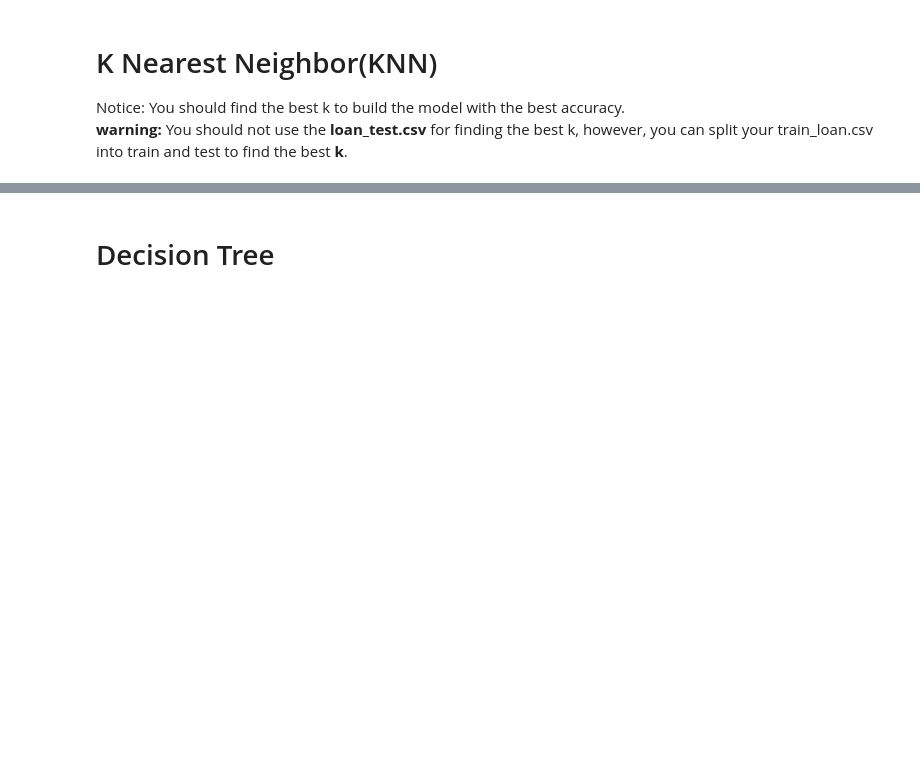
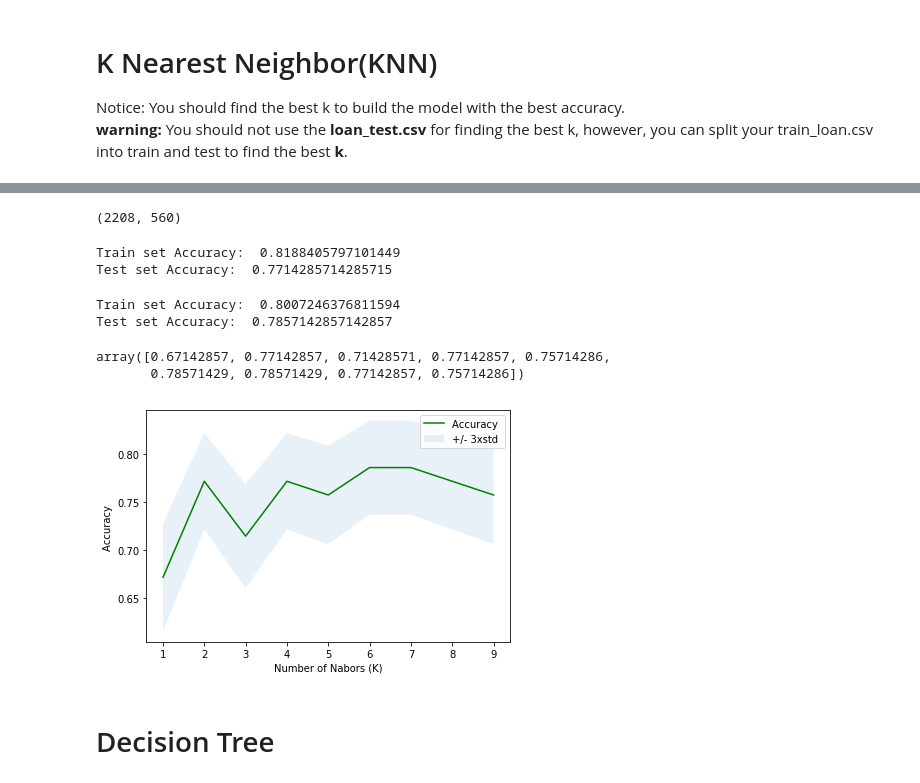
Before and after one commit to muruganandanp/coursera-capstone-project, a Jupyter notebook: pyMLproject.ipynb, the cells around one changed output, grey strips where cells are left out. Drawn from its saved outputs; the diff is of its cells as text; code cells hidden in the pictures; blank space fills up the shorter version.

```diff
--- a/pyMLproject.ipynb
+++ b/pyMLproject.ipynb
@@ -302,0 +324,2 @@ Notice: You should find the best k to build the model with the best accuracy.
+# %%
+y = df['loan_status'].values
@@ -303,2 +338,76 @@ Notice: You should find the best k to build the model with the best accuracy.
+# %%
+#Normalizing X_train,y_train,X_test,y_test
+X_train= preprocessing.StandardScaler().fit(X_train).transform(X_train)
+X_test= preprocessing.StandardScaler().fit(X_test).transform(X_test)
+X_train.size,X_test.size
+# %% [output]
+(2208, 560)
+# %%
+#Training
+from sklearn.neighbors import KNeighborsClassifier
+
+k = 2
+
+#Train Model and Predict
+neigh = KNeighborsClassifier(n_neighbors = k).fit(X_train,y_train)
+neigh
+
+#Predicting
+yhat = neigh.predict(X_test)
+yhat[0:5]
+
+#Accuracy Evaluation
+
+from sklearn import metrics
+print("Train set Accuracy: ", metrics.accuracy_score(y_train, neigh.predict(X_train)))
+print("Test set Accuracy: ", metrics.accuracy_score(y_test, yhat))
+# %% [output]
+Train set Accuracy:  0.8188405797101449
+Test set Accuracy:  0.7714285714285715
+# %%
+# write your code here
+k = 6
+#Train Model and Predict
+neigh = KNeighborsClassifier(n_neighbors = k).fit(X_train,y_train)
+neigh
+
+yhat = neigh.predict(X_test)
+yhat[0:5]
+
+print("Train set Accuracy: ", metrics.accuracy_score(y_train, neigh.predict(X_train)))
+print("Test set Accuracy: ", metrics.accuracy_score(y_test, yhat))
+# %% [output]
+Train set Accuracy:  0.8007246376811594
+Test set Accuracy:  0.7857142857142857
+# %%
+Ks = 10
+mean_acc = np.zeros((Ks-1))
+std_acc = np.zeros((Ks-1))
+ConfustionMx = [];
+for n in range(1,Ks):
+
+    #Train Model and Predict
+    neigh = KNeighborsClassifier(n_neighbors = n).fit(X_train,y_train)
+
+    yhat=neigh.predict(X_test)
+    mean_acc[n-1] = metrics.accuracy_score(y_test, yhat)
+#     print(yhat)
+
+    std_acc[n-1]=np.std(yhat==y_test)/np.sqrt(yhat.shape[0])
+
+mean_acc
+# %% [output]
+array([0.67142857, 0.77142857, 0.71428571, 0.77142857, 0.75714286,
+       0.78571429, 0.78571429, 0.77142857, 0.75714286])
+# %%
+plt.plot(range(1,Ks),mean_acc,'g')
+plt.fill_between(range(1,Ks),mean_acc - 1 * std_acc,mean_acc + 1 * std_acc, alpha=0.10)
+plt.legend(('Accuracy ', '+/- 3xstd'))
+plt.ylabel('Accuracy ')
+plt.xlabel('Number of Nabors (K)')
+plt.tight_layout()
+plt.show()
+# %% [output]
+[figure, added]
 # %% [markdown]
 # Decision Tree
```
Also changed, not shown: parts of 35 cells of this notebook.
